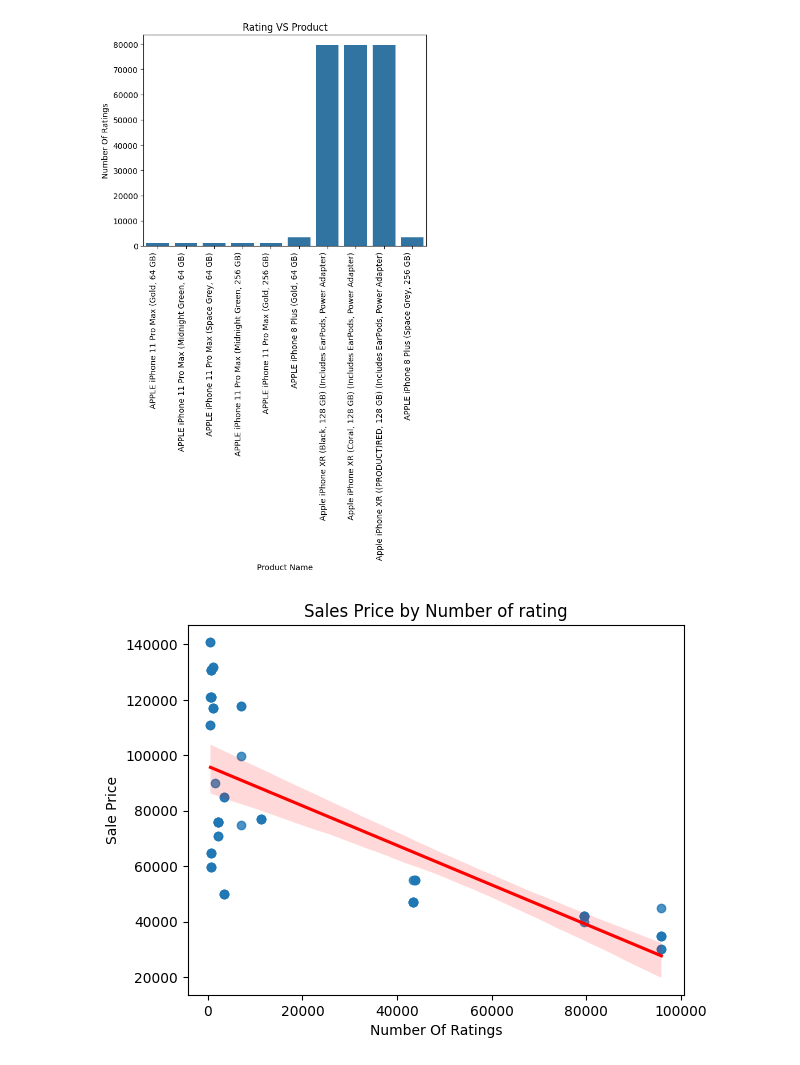
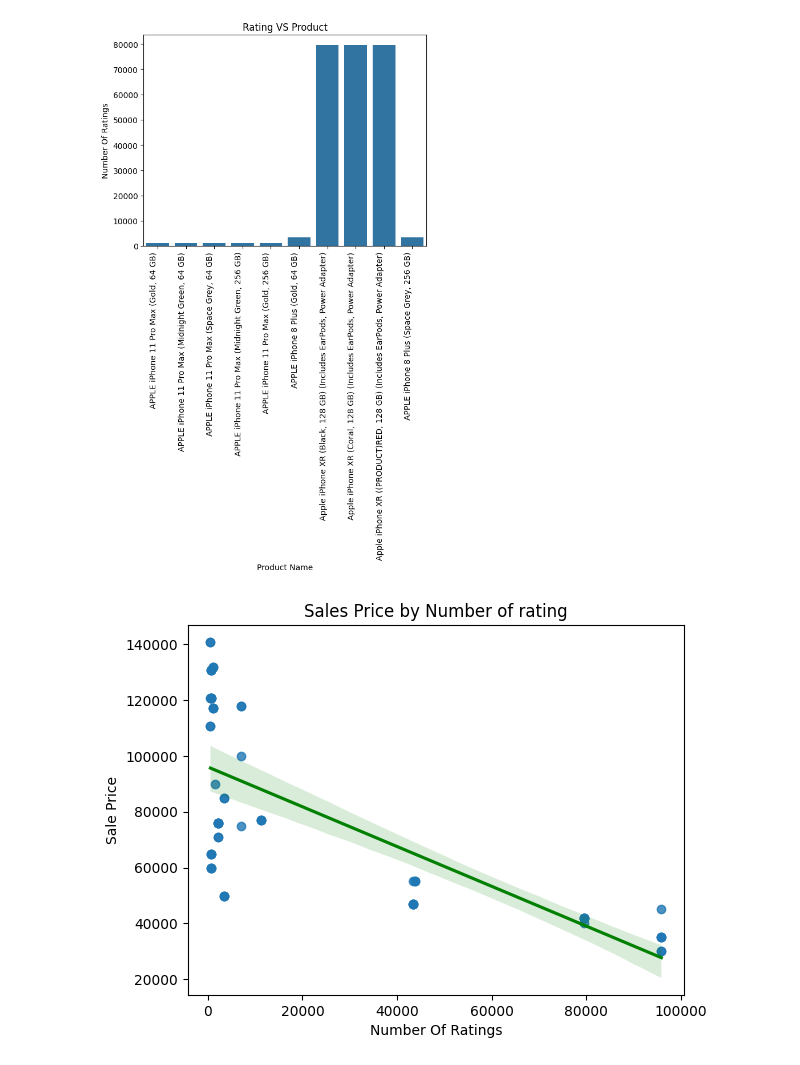
Before and after one commit to ayush69005/python-project, a Jupyter notebook: project101.ipynb, the cells around one changed output. Drawn from its saved outputs; the diff is of its cells as text; code cells hidden in the pictures.

Commit message:
change in visual

```diff
--- a/project101.ipynb
+++ b/project101.ipynb
@@ -119,14 +119,14 @@ plt.show()
 # %%
 # plot a scatter graph to represent sales price by number of rating
 
 sns.regplot(data=dataset,
                      x= 'Number Of Ratings',
                        y=  'Sale Price', scatter=True,
-                         line_kws={"color": "red"})
+                         line_kws={"color": "green"})
 plt.title('Sales Price by Number of rating')
 plt.show()
 # %% [output]
-[figure, old version]
+[figure, new version]
 # %%
 # plotting graph to represent discount percentage by number of rating:
 Graph3= sns.regplot(data=dataset,
```
Also changed, not shown: parts of 1 cell of this notebook.
